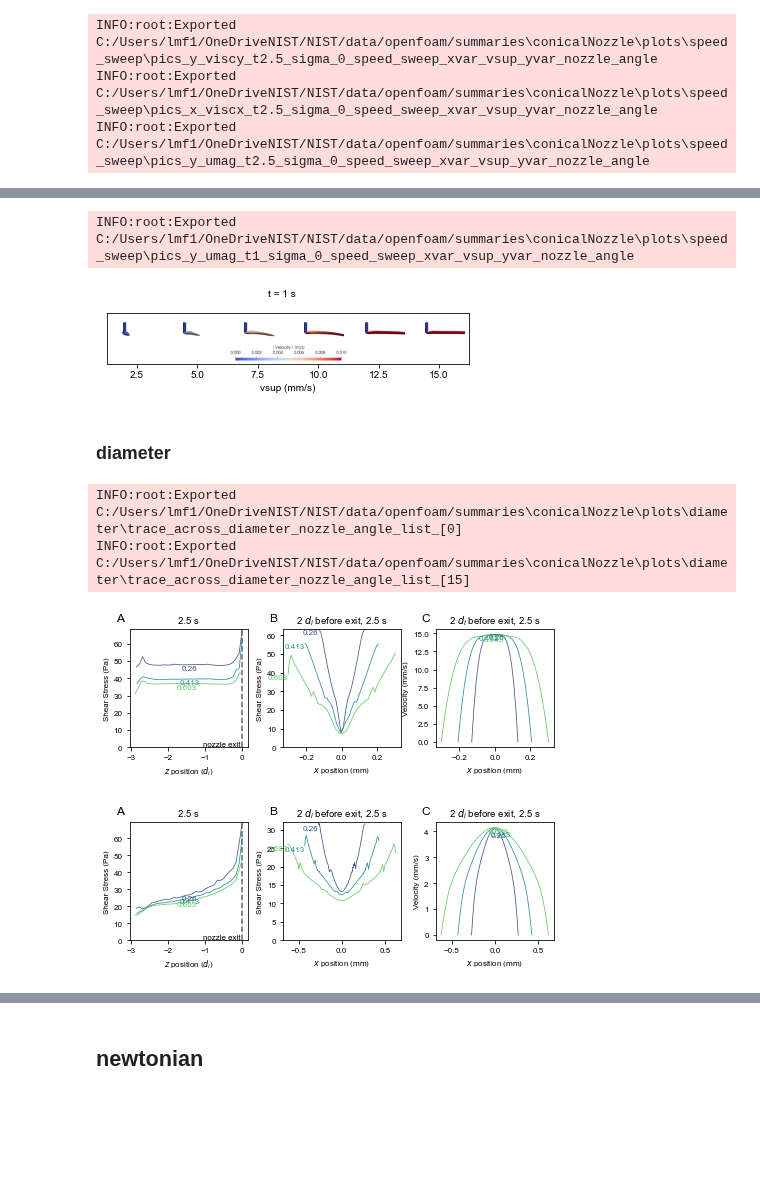
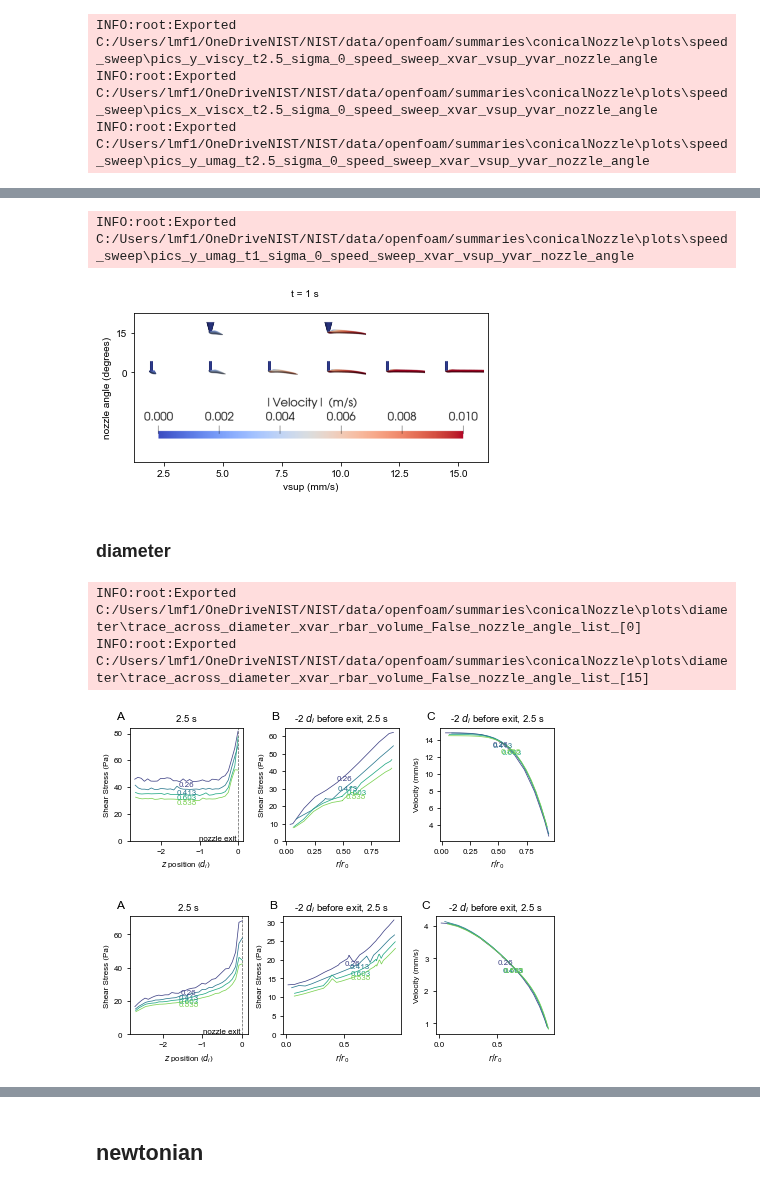
Before and after one commit to usnistgov/openfoamEmbedded3DP, a Jupyter notebook: pythonscripts/interfacemetrics_conicalNozzle.ipynb, the cells around one changed output, grey strips where cells are left out. Saved outputs shown, nothing was run; the diff lists cells and outputs as text; code cells hidden in the pictures; blank space fills up the shorter version.

```diff
--- a/pythonscripts/interfacemetrics_conicalNozzle.ipynb
+++ b/pythonscripts/interfacemetrics_conicalNozzle.ipynb
@@ -234,19 +288,22 @@ INFO:root:Exported C:/Users/lmf1/OneDriveNIST/NIST/data/openfoam/summaries\conic
 # %%
-picPlots0(os.path.join(SERVERFOLDER, 'speed_sweep'), EXPORTFOLDER, 1, 0, tag='y_umag', overwrite=True, xvar='vsup', yvar='nozzle_angle')
+picPlots0(os.path.join(SERVERFOLDER, 'speed_sweep'), EXPORTFOLDER, 1, 0
+          , tag='y_umag', overwrite=True, xvar='vsup', yvar='nozzle_angle')
 # %% [output]
 INFO:root:Exported C:/Users/lmf1/OneDriveNIST/NIST/data/openfoam/summaries\conicalNozzle\plots\speed_sweep\pics_y_umag_t1_sigma_0_speed_sweep_xvar_vsup_yvar_nozzle_angle
-[figure, old version]
+[figure, new version]
 # %% [markdown]
 ### diameter
 # %%
 topfolder = os.path.join(SERVERFOLDER, 'diameter')
 for na in [0, 15]:
-    withinNozzle0(topfolder, EXPORTFOLDER, 2.5, 2, zunits='nozzle_inner_width', cvar='nozzle_inner_width'
+    withinNozzle0(topfolder, EXPORTFOLDER, 2.5, -2
+                  , zunits='nozzle_inner_width', cvar='nozzle_inner_width'
+                  , xvar='rbar', volume=False
                   , nozzle_angle_list=[na], overwrite=True)
 # %% [output]
-INFO:root:Exported C:/Users/lmf1/OneDriveNIST/NIST/data/openfoam/summaries\conicalNozzle\plots\diameter\trace_across_diameter_nozzle_angle_list_[0]
-INFO:root:Exported C:/Users/lmf1/OneDriveNIST/NIST/data/openfoam/summaries\conicalNozzle\plots\diameter\trace_across_diameter_nozzle_angle_list_[15]
+INFO:root:Exported C:/Users/lmf1/OneDriveNIST/NIST/data/openfoam/summaries\conicalNozzle\plots\diameter\trace_across_diameter_xvar_rbar_volume_False_nozzle_angle_list_[0]
+INFO:root:Exported C:/Users/lmf1/OneDriveNIST/NIST/data/openfoam/summaries\conicalNozzle\plots\diameter\trace_across_diameter_xvar_rbar_volume_False_nozzle_angle_list_[15]
-[figure, old version]
+[figure, new version]
-[figure, old version]
+[figure, new version]
 # %%
 topfolder = os.path.join(SERVERFOLDER, 'diameter')
```
Also changed, not shown: parts of 29 cells of this notebook, 12 other files.
